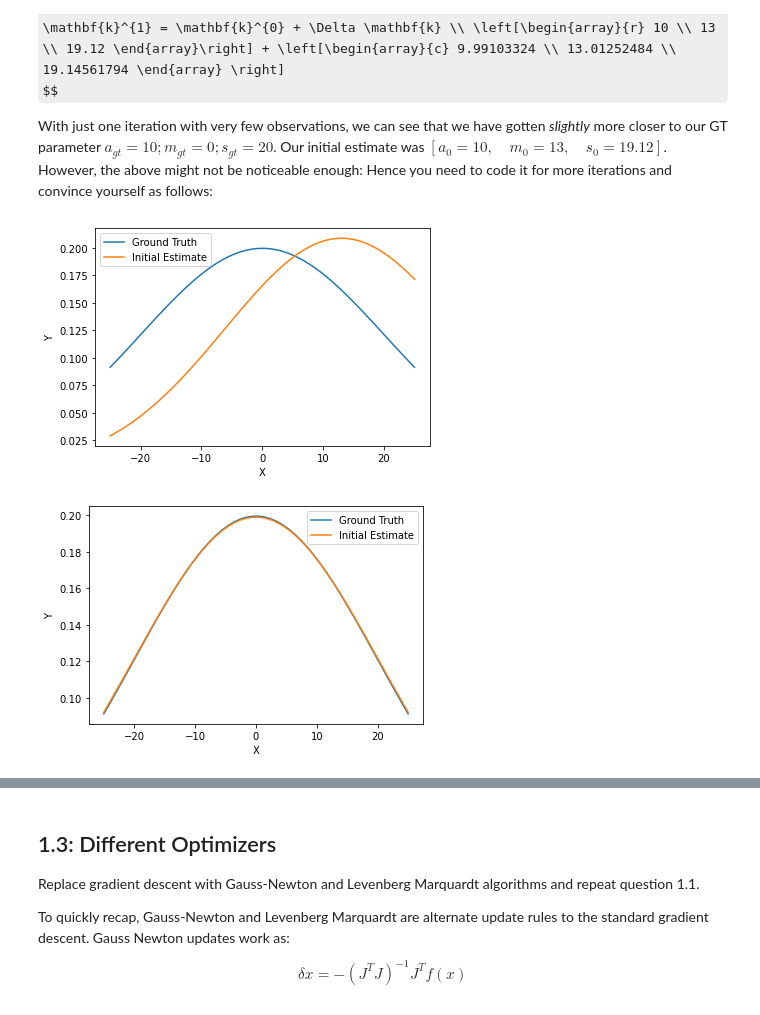
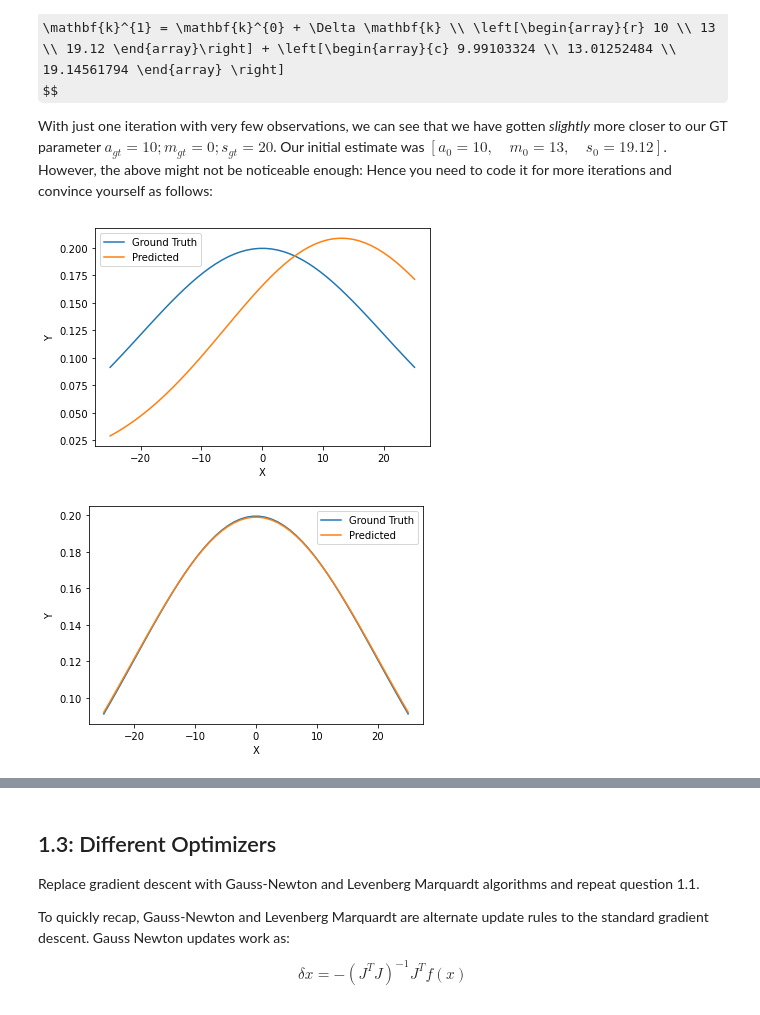
Before and after one commit to BhaskarJoshi-01/Mobile-Robotics---Monsoon-2021, a Jupyter notebook: Assignment-3/Assignment-3.ipynb, the cells around one changed output, grey strips where cells are left out. Cells and saved outputs as stored; diff of their text form; code cells hidden in the pictures; some formulas as TeX source.

```diff
--- a/Assignment-3/Assignment-3.ipynb
+++ b/Assignment-3/Assignment-3.ipynb
@@ -166,26 +170,26 @@ initial_amp,initia_mean,initial_sd=10,13,19.12
 # %%
 # from helpers.func import make_gaussian
 
 def make_gaussian(x, a, mean, std):
     y = a * (1/(np.sqrt(2 * np.pi) * std)) * np.exp(-(x-mean)**2/(2*std**2))
     return y
 
 #generating data
 
 x_obs=np.linspace(-25,25,50)
 y_obs,y_est=[],[]
 
 for _ in x_obs:
     y_obs.append(make_gaussian(_,10,0,20))
     y_est.append(make_gaussian(_,10,13,19.12))
 
 plt.plot(x_obs,y_obs)
 plt.plot(x_obs,y_est)
 plt.xlabel("X"),plt.ylabel("Y")
-plt.legend(["Ground Truth","Initial Estimate"])
+plt.legend(["Ground Truth","Predicted"])
 plt.show()
 # %% [output]
-[figure, old version]
+[figure, new version]
 # %%
 #defining partial derivatives
 
@@ -229,10 +233,10 @@ plt.clf()
 plt.plot(x_obs,y_obs)
 plt.plot(x_obs,y_est)
 plt.xlabel("X"),plt.ylabel("Y")
-plt.legend(["Ground Truth","Initial Estimate"])
+plt.legend(["Ground Truth","Predicted"])
 plt.show()
 # %% [output]
-[figure, old version]
+[figure, new version]
 # %%
 #for iterations
 itr_list=[100,500,1000,1200]
```
Also changed, not shown: parts of 9 cells of this notebook.
